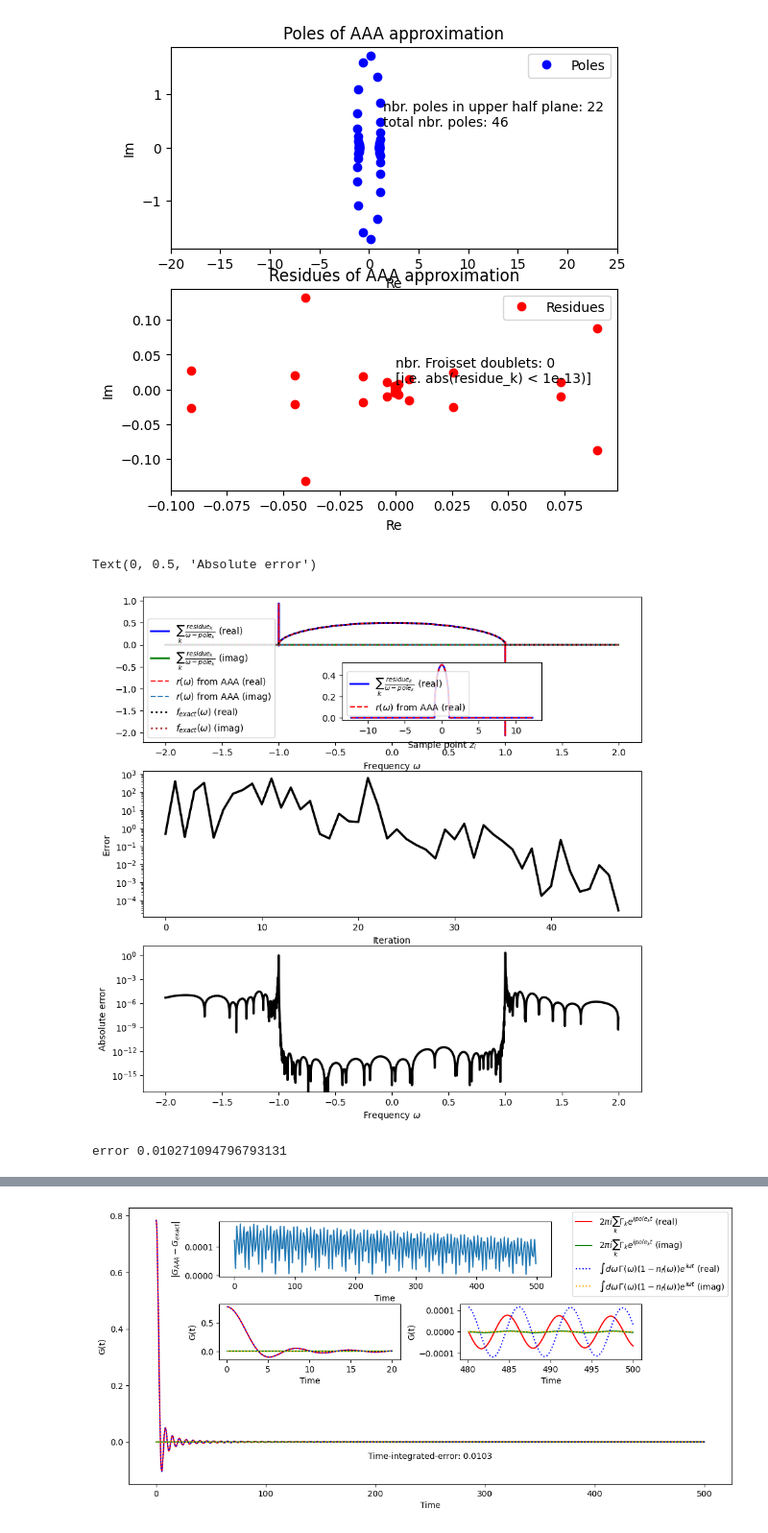
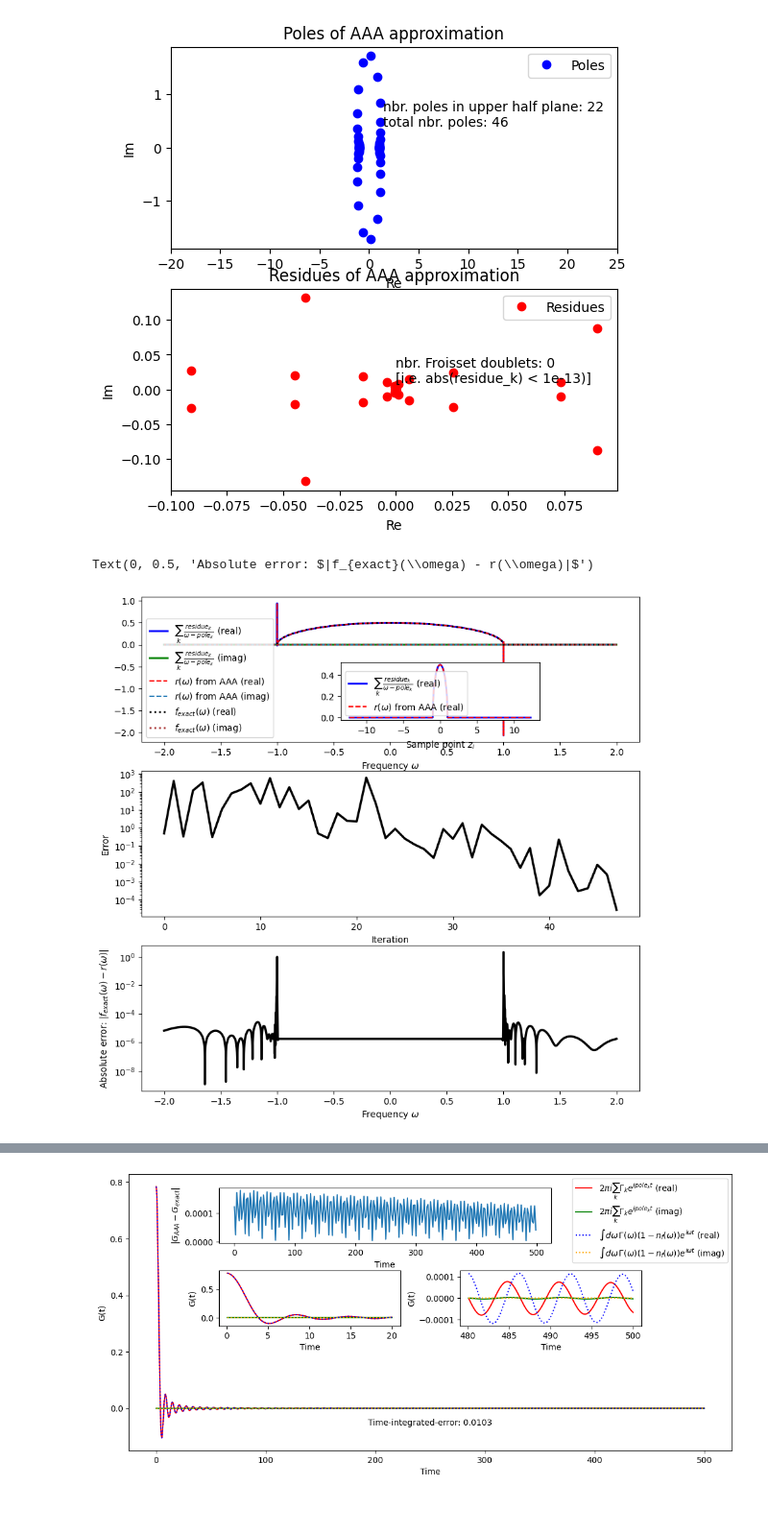
Before and after one commit to jthoenniss/RealTimeID, a Jupyter notebook: notebooks/aaa.ipynb, the cells around one changed output, grey strips where cells are left out. Shown at 96% size. Saved outputs shown, nothing was run; the diff lists cells and outputs as text; code cells hidden in the pictures.

```diff
--- a/notebooks/aaa.ipynb
+++ b/notebooks/aaa.ipynb
@@ -89,7 +97,7 @@ Text(0, 0.5, 'Spectral Density')
 # r, errors = aaa(Z = Z, F = F, return_errors=True)
 # r = cleanup(r, Z, F)
 
-AAA_kernel = AAAKernel(**params.params, tol = 1.e-10)
+AAA_kernel = AAAKernel(**params.params, tol = 1.e-4)
 AAA_kernel.remove_Froissart()
 r, errors = AAA_kernel.r_particle, AAA_kernel.errors_particle
 
@@ -182,60 +190,34 @@ fig, axs = plt.subplots(3, 1, figsize=(10, 10))
 
 axs[0].plot(x_range, vals_residues.real, label = r'$\sum_k \,\frac{residue_k }{ \omega - pole_k}$' + ' (real)' , linewidth = 2, color = "blue")
 axs[0].plot(x_range, vals_residues.imag, label = r'$\sum_k \,\frac{residue_k }{ \omega - pole_k}$' + ' (imag)' , linewidth = 2, color = "green")
 axs[0].plot(x_range, vals_rational.real, label = r'$r(\omega)$' + ' from AAA (real)' , linestyle = '--', color = "red")
 axs[0].plot(x_range, vals_rational.imag, label = r'$r(\omega)$' + ' from AAA (imag)' , linestyle = '--')
 axs[0].plot(x_range, vals_exact.real, label = r'$f_{exact}(\omega)$' + ' (real)' , linestyle = 'dotted', linewidth = 2, color = "black")
 axs[0].plot(x_range, vals_exact.imag, label = r'$f_{exact}(\omega)$' + ' (imag)' , linestyle = 'dotted', linewidth = 2, color = "brown")
 axs[0].legend(loc = "lower left")
 axs[0].set_xlabel('Frequency ' + r'$\omega$')
 
 #make inset plot
 axins = axs[0].inset_axes([0.4, 0.15, 0.4, 0.4])
 axins.plot(Z, np.array([r_check(z) for z in Z]).real, label = r'$\sum_k \,\frac{residue_k }{ \omega - pole_k}$' + ' (real)' , linewidth = 2, color = "blue")
 axins.plot(Z, r(Z).real, label = r'$r(\omega)$' + ' from AAA (real)' , linestyle = '--', color = "red")
 axins.legend()
 axins.set_xlabel('Sample point ' + r'$z_i$')
 
 
 #plot the error as function of iteration
 axs[1].plot(errors, label = 'Error', linewidth = 2.5, color = 'black')
 axs[1].set_yscale('log')
 axs[1].set_xlabel('Iteration')
 axs[1].set_ylabel('Error')
 
 
 
 #plot the absolute error between the exact function and the rational approximation
-axs[2].plot(x_range, np.abs(vals_exact - vals_rational), label = 'Absolute error', linewidth = 2.5, color = 'black')
+axs[2].plot(x_range, np.abs(vals_exact - vals_residues), label = 'Absolute error', linewidth = 2.5, color = 'black')
 axs[2].set_yscale('log')
 axs[2].set_xlabel('Frequency ' + r'$\omega$')
-axs[2].set_ylabel('Absolute error')
+axs[2].set_ylabel('Absolute error: ' + r'$|f_{exact}(\omega) - r(\omega)|$')
 # %% [output]
-Text(0, 0.5, 'Absolute error')
+Text(0, 0.5, 'Absolute error: $|f_{exact}(\\omega) - r(\\omega)|$')
-[figure, old version]
+[figure, new version]
-# %%
-time_grid = set_time_grid(params.get_param("N_max"), params.get_param("delta_t"))
-
-## Vectorized integration for real and imaginary parts
-#AAA_GF = np.array([integrate.quad_vec(
-#    lambda x: r(x) * np.exp(1.j * x * t),
-#    -np.inf,
-#    np.inf,
-#    epsabs=1.49e-2,
-#    epsrel=1.49e-2
-#) for t in time_grid])
-
-
-
-cont_integral_particle = cont_integral(time_grid, params.get_param("beta"), np.inf, spec_dens, 0.0)
-cont_integral_hole = cont_integral(time_grid, -params.get_param("beta"), np.inf, spec_dens, 0.0)
-
-cont_integral_concat = np.concatenate((cont_integral_particle, cont_integral_hole))
-
-G_learned = AAA_kernel.propagator_AAA(time_grid)
-error_plain = abs(G_learned - cont_integral_concat)
-#compute the error between the continuous integral and the AAA approximation
-error = error_time_integrated(cont_integral_concat, G_learned, params.params["delta_t"])
-print("error", error)
-# %% [output]
-error 0.010271094796793131
```
Also changed, not shown: parts of 3 cells of this notebook.
